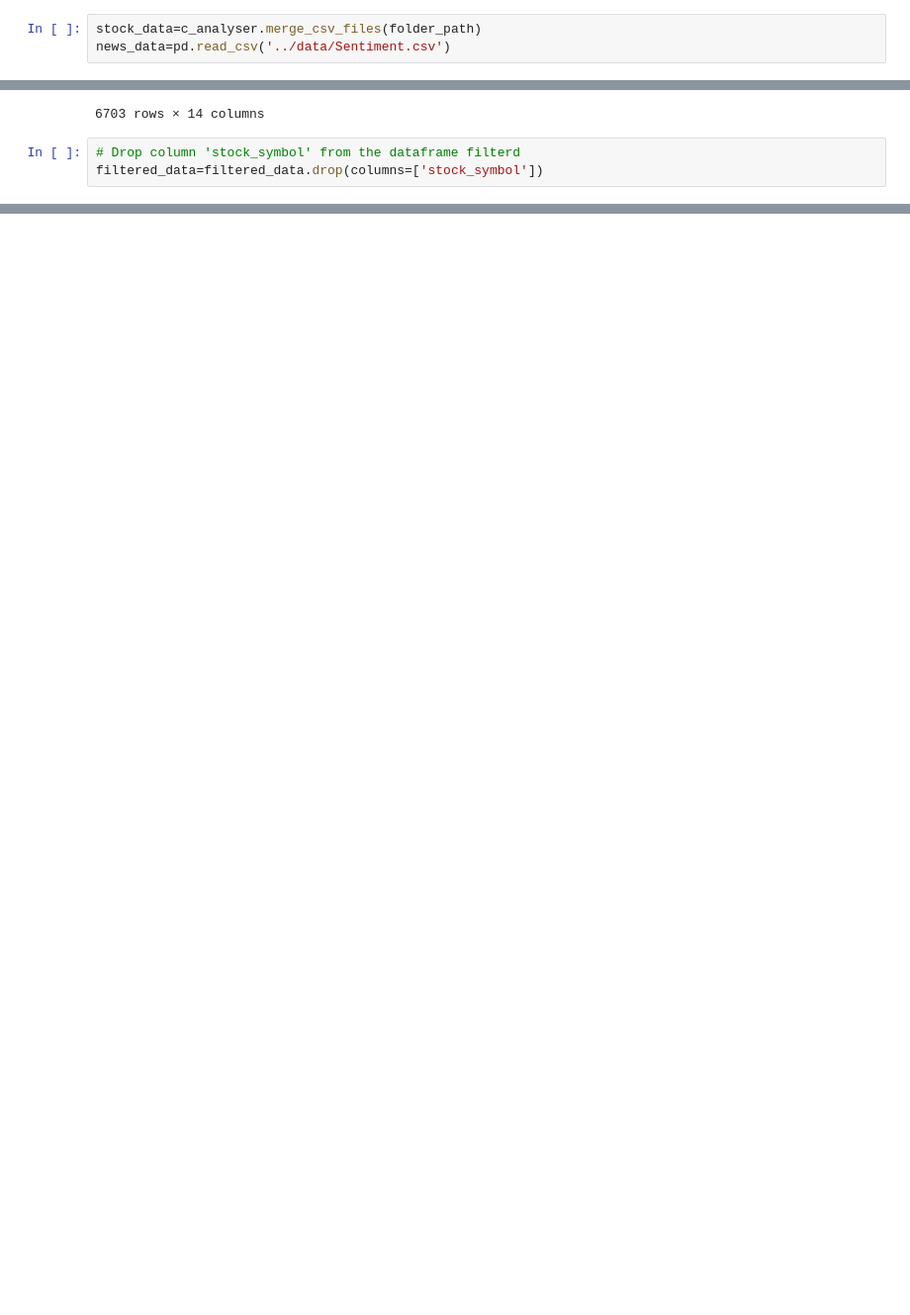
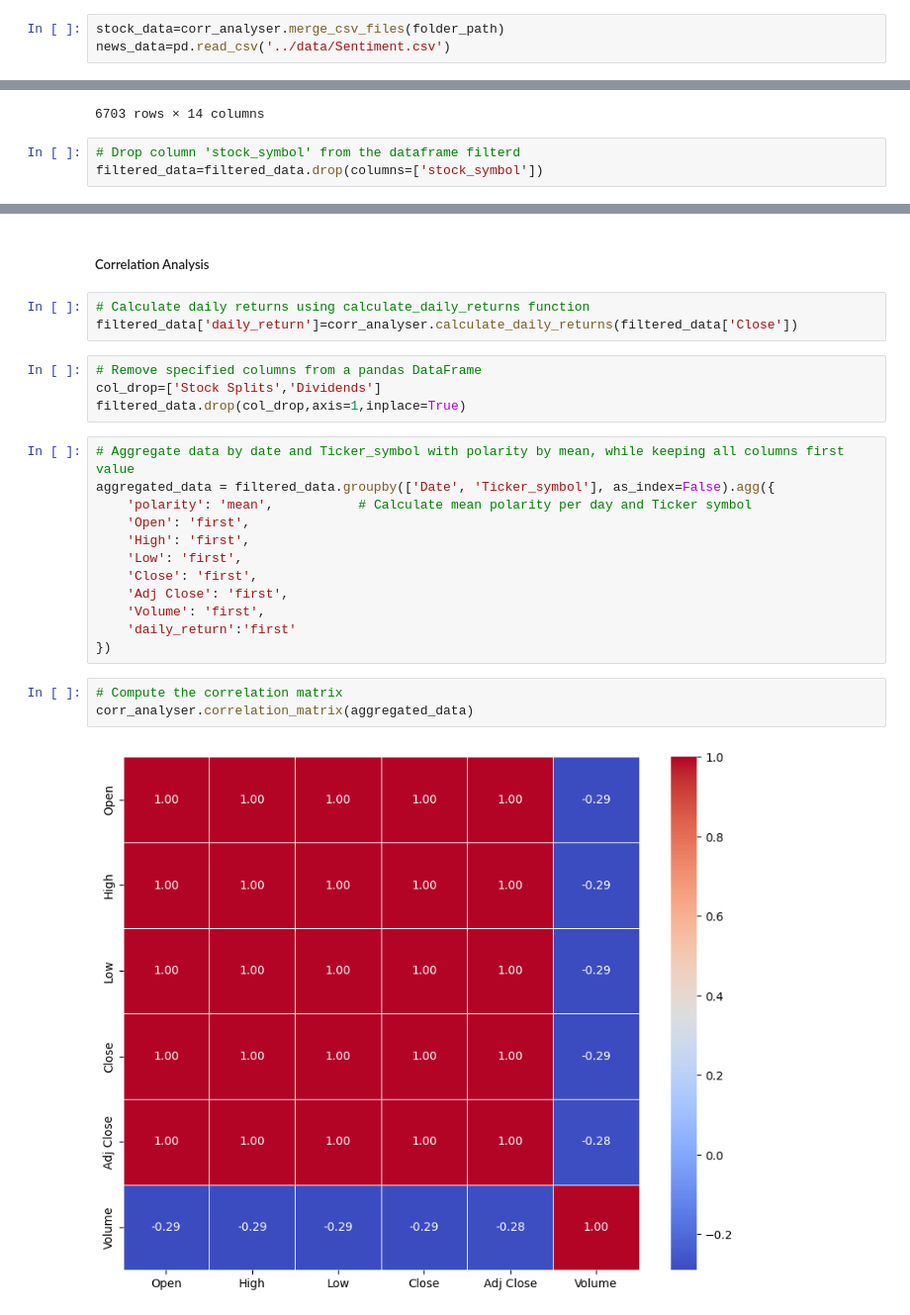
Before and after one commit to getahunTiruneh/Nova-Financial-Solutions, a Jupyter notebook: notebooks/correlation_analysis.ipynb, the cells around one changed output, grey strips where cells are left out. Shown at 99% size. Cells and saved outputs as stored; diff of their text form; blank space fills up the shorter version.

Commit message:
Modify correlation analysis

```diff
--- a/notebooks/correlation_analysis.ipynb
+++ b/notebooks/correlation_analysis.ipynb
@@ -22,5 +25,5 @@ c_analyser = CorrelationAnalyzer(folder_path=folder_path)
 # %%
-stock_data=c_analyser.merge_csv_files(folder_path)
+stock_data=corr_analyser.merge_csv_files(folder_path)
 news_data=pd.read_csv('../data/Sentiment.csv')
 # %%
 news_data
@@ -211,3 +209,29 @@ filtered_data
 | 8294866 | 2019-07-01 | TSLA | update jmp reiterates outperform ... | 0.066667 | positive | 15.347333 | 15.540000 | 15.085333 | 15.144667 | ... |
 | 8294873 | 2019-07-01 | TSLA | tesla shares trading higher jmp s... | 0.250000 | positive | 15.347333 | 15.540000 | 15.085333 | 15.144667 | ... |
 6703 rows × 13 columns
+# %% [markdown]
+##### Correlation Analysis
+# %%
+# Calculate daily returns using calculate_daily_returns function
+filtered_data['daily_return']=corr_analyser.calculate_daily_returns(filtered_data['Close'])
+# %%
+# Remove specified columns from a pandas DataFrame
+col_drop=['Stock Splits','Dividends']
+filtered_data.drop(col_drop,axis=1,inplace=True)
+# %%
+# Aggregate data by date and Ticker_symbol with polarity by mean, while keeping all columns first value
+aggregated_data = filtered_data.groupby(['Date', 'Ticker_symbol'], as_index=False).agg({
+    'polarity': 'mean',           # Calculate mean polarity per day and Ticker symbol
+    'Open': 'first',
+    'High': 'first',
+    'Low': 'first',
+    'Close': 'first',
+    'Adj Close': 'first',
+    'Volume': 'first',
+    'daily_return':'first'
+})
+# %%
+# Compute the correlation matrix
+corr_analyser.correlation_matrix(aggregated_data)
+# %% [output]
+[figure, added]
```
Also changed, not shown: parts of 20 cells of this notebook.
